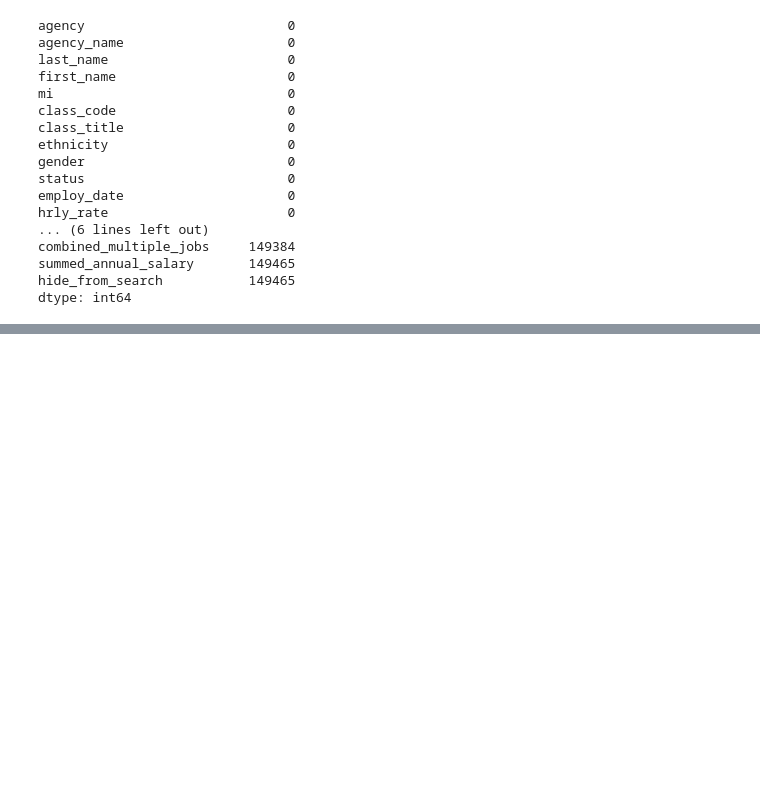
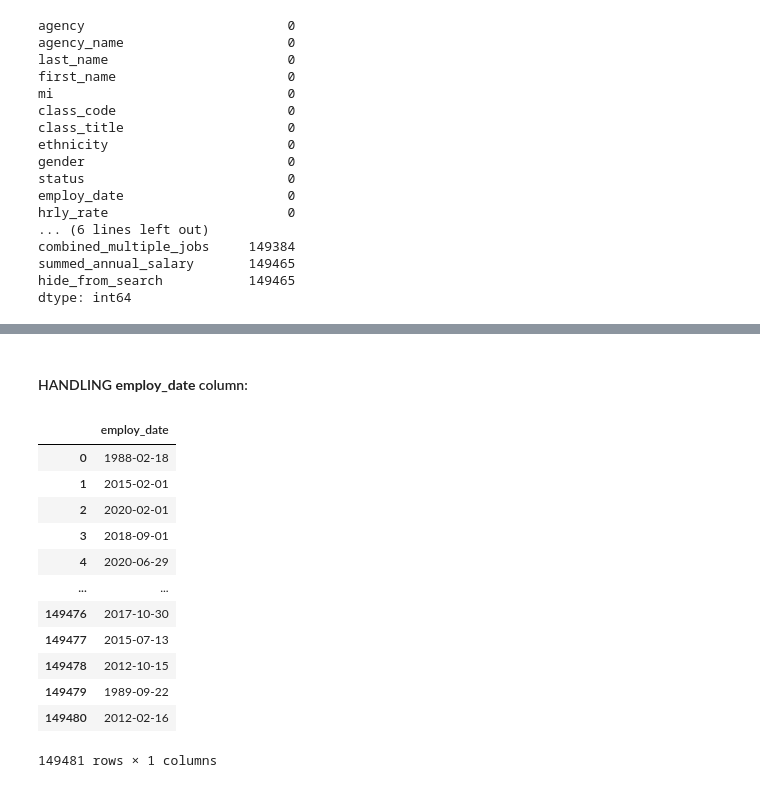
Before and after one commit to shanusaras/Capstone_Projects, a Jupyter notebook: Texas Salary Prediction/Project_02_Texas_salary_prediction.ipynb, the cells around one changed output, grey strips where cells are left out. Cells and saved outputs as stored; diff of their text form; code cells hidden in the pictures; blank space fills up the shorter version.

```diff
--- a/Texas Salary Prediction/Project_02_Texas_salary_prediction.ipynb
+++ b/Texas Salary Prediction/Project_02_Texas_salary_prediction.ipynb
@@ -748,0 +736,21 @@ hide_from_search are having more null values and also they have constant value w
+# %% [markdown]
+#### HANDLING **employ_date** column:
+# %%
+# importing datetime to apply in the column
+from datetime import datetime as dt
+data['employ_date']= pd.to_datetime(data['employ_date'])
+data[['employ_date']]
+# %% [output]
+|  | employ_date |
+| 0 | 1988-02-18 |
+| 1 | 2015-02-01 |
+| 2 | 2020-02-01 |
+| 3 | 2018-09-01 |
+| 4 | 2020-06-29 |
+| ... | ... |
+| 149476 | 2017-10-30 |
+| 149477 | 2015-07-13 |
+| 149478 | 2012-10-15 |
+| 149479 | 1989-09-22 |
+| 149480 | 2012-02-16 |
+149481 rows × 1 columns
```
Also changed, not shown: parts of 7 cells of this notebook.
